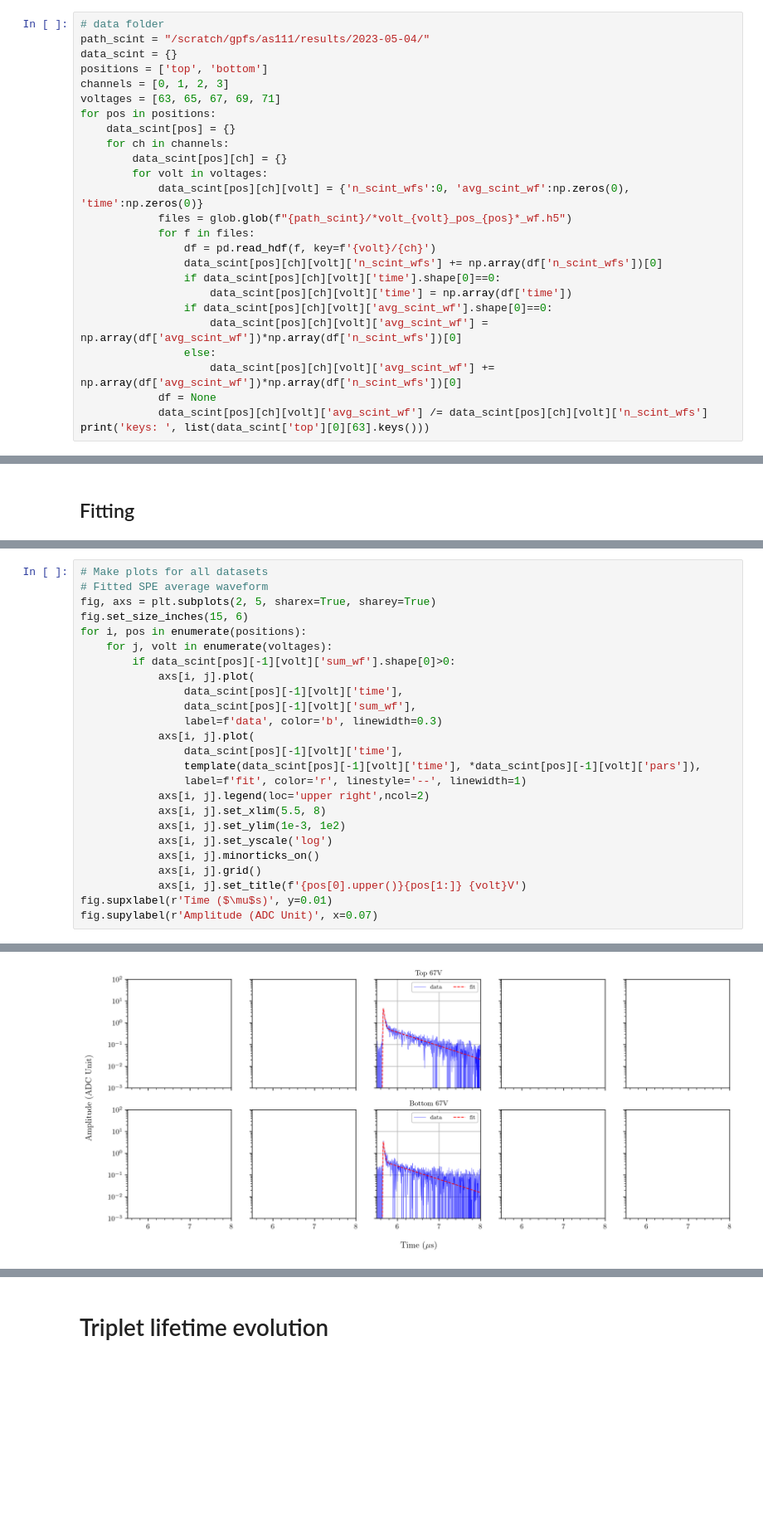
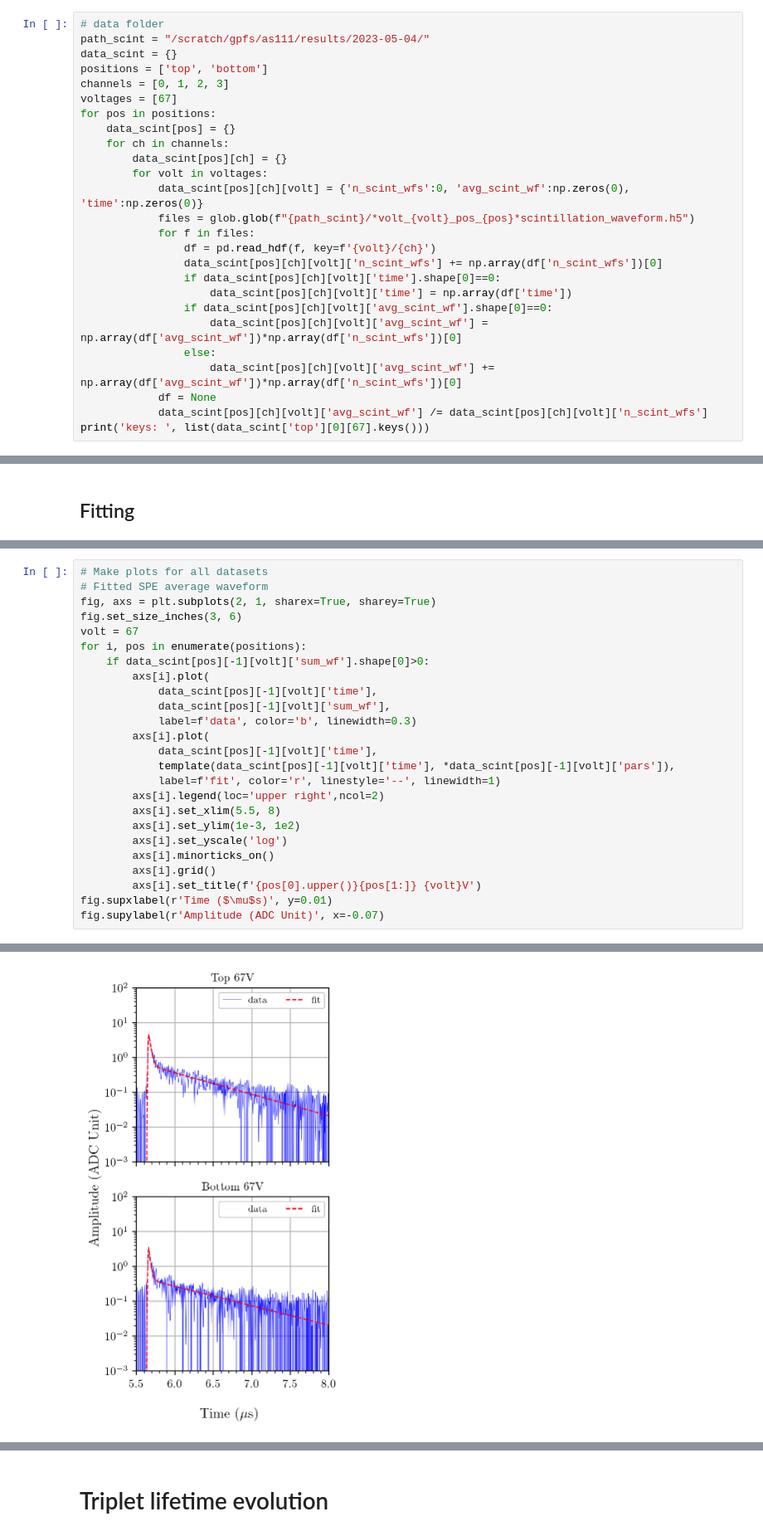
Before and after one commit to darkside-princeton/sipm-analysis, a Jupyter notebook: jupyter/triplet_lifetime_liq3.ipynb, the cells around one changed output, grey strips where cells are left out. Shown at 83% size. Saved outputs shown, nothing was run; the diff lists cells and outputs as text; blank space fills up the shorter version.

Commit message:
Tested laser_waveform and scintillation_waveform

```diff
--- a/jupyter/triplet_lifetime_liq3.ipynb
+++ b/jupyter/triplet_lifetime_liq3.ipynb
@@ -278,14 +278,14 @@ path_scint = "/scratch/gpfs/as111/results/2023-05-04/"
 data_scint = {}
 positions = ['top', 'bottom']
 channels = [0, 1, 2, 3]
-voltages = [63, 65, 67, 69, 71]
+voltages = [67]
 for pos in positions:
     data_scint[pos] = {}
     for ch in channels:
         data_scint[pos][ch] = {}
         for volt in voltages:
             data_scint[pos][ch][volt] = {'n_scint_wfs':0, 'avg_scint_wf':np.zeros(0), 'time':np.zeros(0)}
-            files = glob.glob(f"{path_scint}/*volt_{volt}_pos_{pos}*_wf.h5")
+            files = glob.glob(f"{path_scint}/*volt_{volt}_pos_{pos}*scintillation_waveform.h5")
             for f in files:
                 df = pd.read_hdf(f, key=f'{volt}/{ch}')
                 data_scint[pos][ch][volt]['n_scint_wfs'] += np.array(df['n_scint_wfs'])[0]
@@ -297,7 +297,7 @@ for pos in positions:
                     data_scint[pos][ch][volt]['avg_scint_wf'] += np.array(df['avg_scint_wf'])*np.array(df['n_scint_wfs'])[0]
             df = None
             data_scint[pos][ch][volt]['avg_scint_wf'] /= data_scint[pos][ch][volt]['n_scint_wfs']
-print('keys: ', list(data_scint['top'][0][63].keys()))
+print('keys: ', list(data_scint['top'][0][67].keys()))
 # %% [output]
 keys:  ['n_scint_wfs', 'avg_scint_wf', 'time']
 # %%
@@ -436,26 +427,26 @@ bottom 67V As=4.532089042858832 Ts=0.02063074564880426us At=0.4166267228236868 T
 # %%
 # Make plots for all datasets
 # Fitted SPE average waveform
-fig, axs = plt.subplots(2, 5, sharex=True, sharey=True)
-fig.set_size_inches(15, 6)
+fig, axs = plt.subplots(2, 1, sharex=True, sharey=True)
+fig.set_size_inches(3, 6)
+volt = 67
 for i, pos in enumerate(positions):
-    for j, volt in enumerate(voltages):
-        if data_scint[pos][-1][volt]['sum_wf'].shape[0]>0:
-            axs[i, j].plot(
-                data_scint[pos][-1][volt]['time'],
-                data_scint[pos][-1][volt]['sum_wf'],
-                label=f'data', color='b', linewidth=0.3)
-            axs[i, j].plot(
-                data_scint[pos][-1][volt]['time'],
-                template(data_scint[pos][-1][volt]['time'], *data_scint[pos][-1][volt]['pars']),
-                label=f'fit', color='r', linestyle='--', linewidth=1)
-            axs[i, j].legend(loc='upper right',ncol=2)
-            axs[i, j].set_xlim(5.5, 8)
-            axs[i, j].set_ylim(1e-3, 1e2)
-            axs[i, j].set_yscale('log')
-            axs[i, j].minorticks_on()
-            axs[i, j].grid()
-            axs[i, j].set_title(f'{pos[0].upper()}{pos[1:]} {volt}V')
+    if data_scint[pos][-1][volt]['sum_wf'].shape[0]>0:
+        axs[i].plot(
+            data_scint[pos][-1][volt]['time'],
+            data_scint[pos][-1][volt]['sum_wf'],
+            label=f'data', color='b', linewidth=0.3)
+        axs[i].plot(
+            data_scint[pos][-1][volt]['time'],
+            template(data_scint[pos][-1][volt]['time'], *data_scint[pos][-1][volt]['pars']),
+            label=f'fit', color='r', linestyle='--', linewidth=1)
+        axs[i].legend(loc='upper right',ncol=2)
+        axs[i].set_xlim(5.5, 8)
+        axs[i].set_ylim(1e-3, 1e2)
+        axs[i].set_yscale('log')
+        axs[i].minorticks_on()
+        axs[i].grid()
+        axs[i].set_title(f'{pos[0].upper()}{pos[1:]} {volt}V')
 fig.supxlabel(r'Time ($\mu$s)', y=0.01)
-fig.supylabel(r'Amplitude (ADC Unit)', x=0.07)
+fig.supylabel(r'Amplitude (ADC Unit)', x=-0.07)
 # %% [output]
@@ -463 +454 @@ Text(0.07, 0.5, 'Amplitude (ADC Unit)')
-[figure, old version]
+[figure, new version]
```
Also changed, not shown: parts of 16 cells of this notebook, 9 other files.
